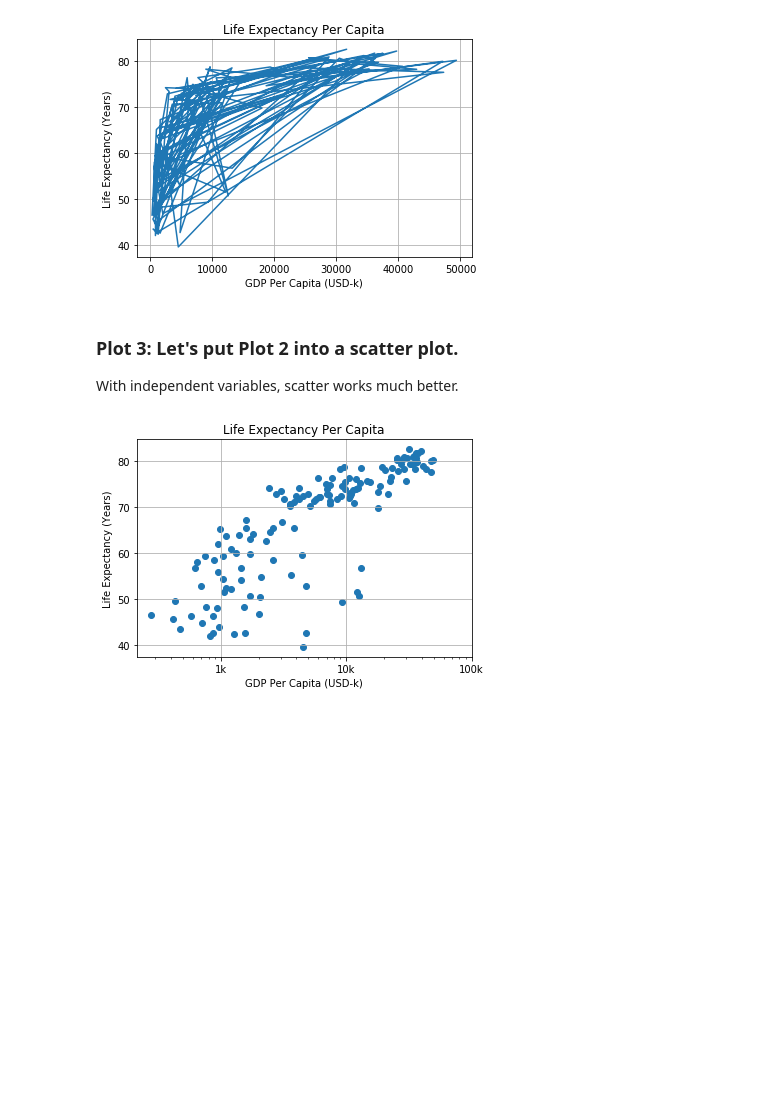
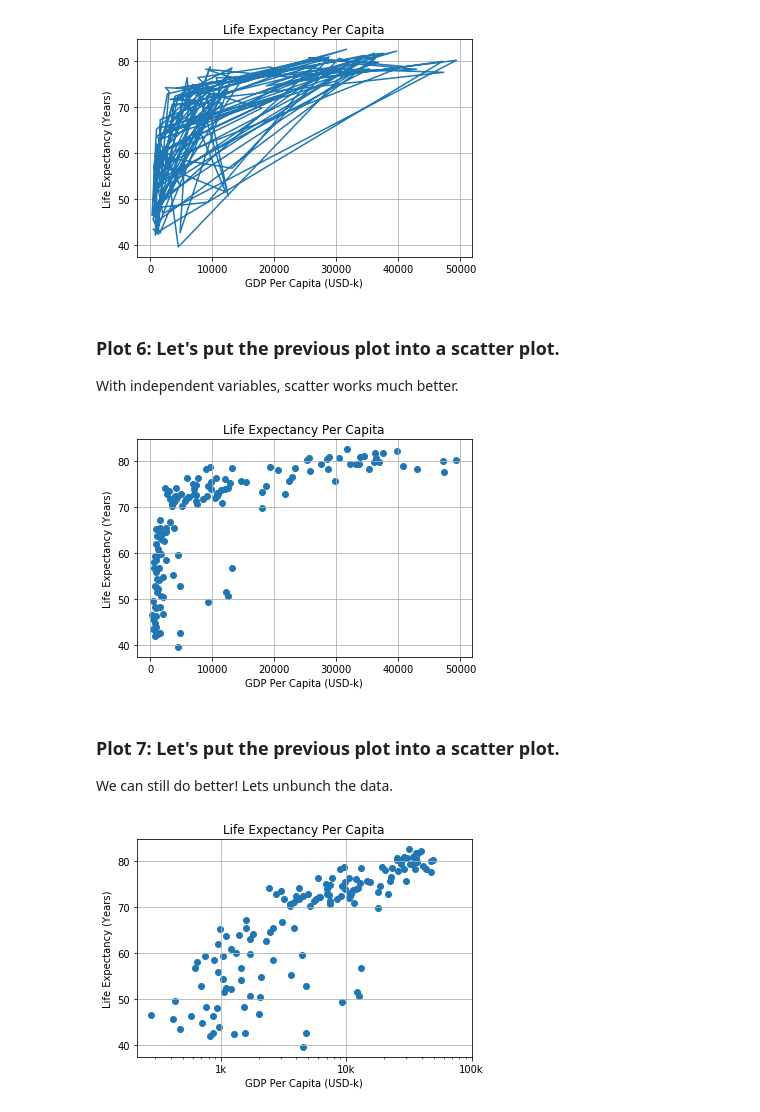
Before and after one commit to afminmax/DC-Data-Scientist-Lessons, a Jupyter notebook: matplotlib1.ipynb, the cells around one changed output. Cells and saved outputs as stored; diff of their text form; code cells hidden in the pictures; blank space fills up the shorter version.

```diff
--- a/matplotlib1.ipynb
+++ b/matplotlib1.ipynb
@@ -42,8 +80,20 @@ plt.show()
 # %% [output]
 [figure]
 # %% [markdown]
-### Plot 3: Let's put Plot 2 into a scatter plot.
+### Plot 6: Let's put the previous plot into a scatter plot.
 With independent variables, scatter works much better.
+# %%
+plt.scatter(gdp_cap, life_exp)
+plt.title('Life Expectancy Per Capita')
+plt.xlabel('GDP Per Capita (USD-k)')
+plt.ylabel('Life Expectancy (Years)')
+plt.grid(True)
+plt.show()
+# %% [output]
+[figure, added]
+# %% [markdown]
+### Plot 7: Let's put the previous plot into a scatter plot.
+We can still do better! Lets unbunch the data.
 # %%
 plt.scatter(gdp_cap, life_exp)
 plt.xscale('log') # lets stretch this out a bit to get clearer view
```
Also changed, not shown: parts of 18 cells of this notebook.
